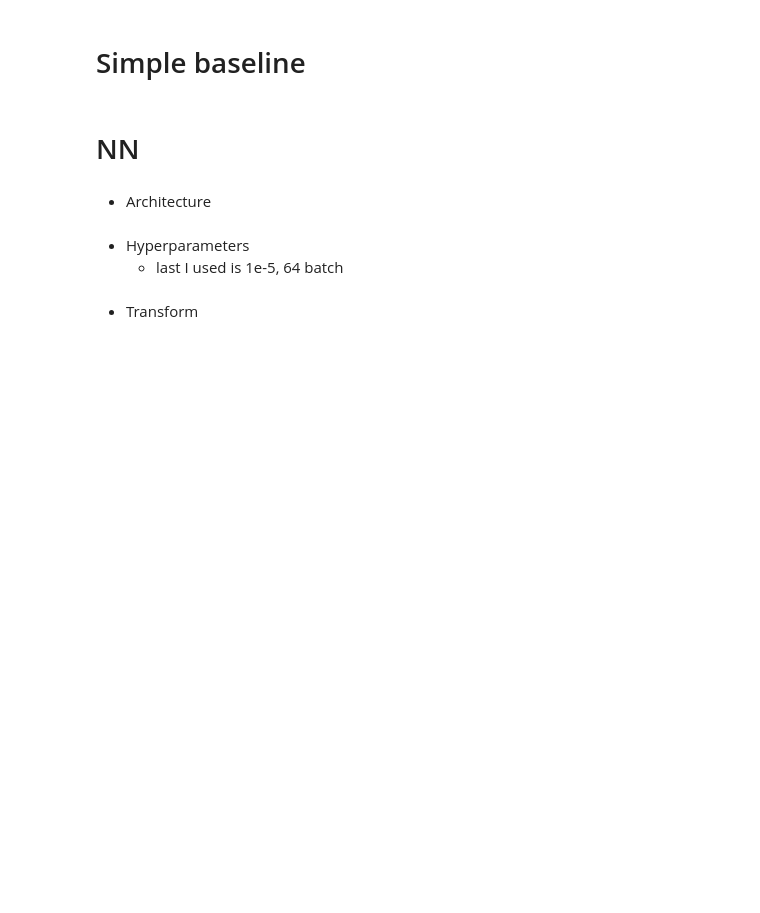
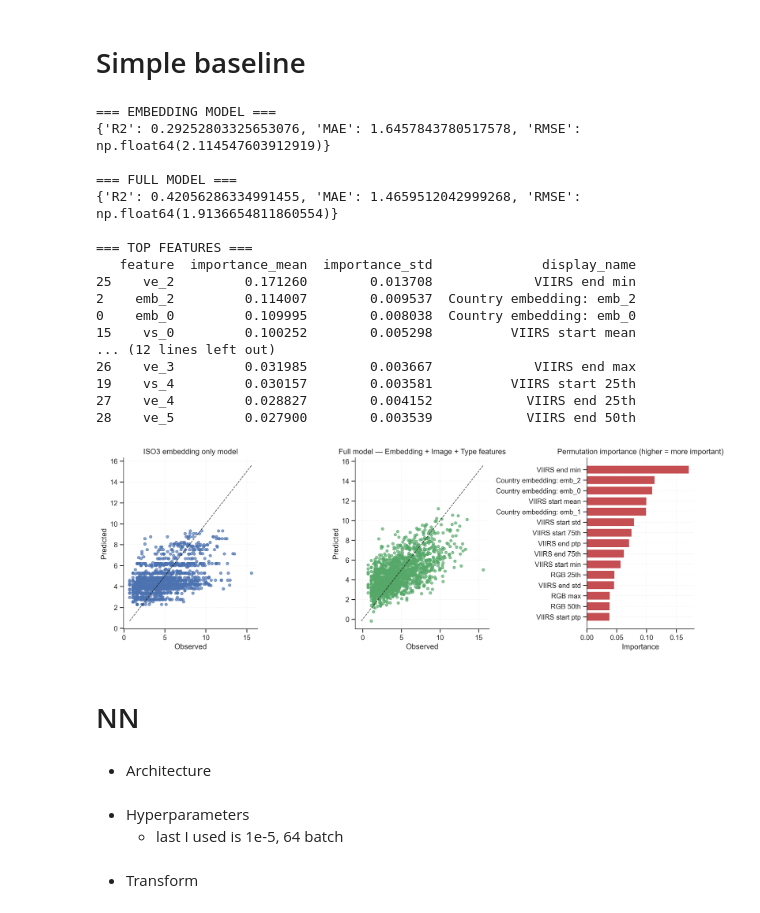
Before and after one commit to iamhaingo/migration-estimation, a Jupyter notebook: src/training_model_regression.ipynb, the cells around one changed output. Drawn from its saved outputs; the diff is of its cells as text; code cells hidden in the pictures; blank space fills up the shorter version.

```diff
--- a/src/training_model_regression.ipynb
+++ b/src/training_model_regression.ipynb
@@ -317,22 +332,57 @@ def evaluate(y_true_log, y_pred_log):
     }
 
 
+def human_readable_feature_names(feature_names):
+    stat_map = {
+        0: "mean",
+        1: "std",
+        2: "min",
+        3: "max",
+        4: "25th",
+        5: "50th",
+        6: "75th",
+        7: "ptp",
+    }
+
+    def _readable(f):
+        if isinstance(f, int):
+            return f"Embedding_{f}"
+        if f.startswith("type_"):
+            return f"Type: {f[len('type_'):]}"
+
+        # image feature prefixes used in build_image_features
+        for prefix, label in [("vs", "VIIRS start"), ("ve", "VIIRS end"), ("rgb", "RGB")]:
+            if f.startswith(prefix + "_"):
+                try:
+                    idx = int(f.split("_")[1])
+                    return f"{label} {stat_map.get(idx, idx)}"
+                except Exception:
+                    return f"{label} {f.split('_',1)[1]}"
+
+        # fallback: assume embedding or generic feature
+        return f"Country embedding: {f}"
+
+    return [ _readable(f) for f in feature_names ]
+
+
 def permutation_importance_df(model, X_test, y_test_log, feature_names):
-
     result = permutation_importance(
         model,
         X_test,
         y_test_log,
         n_repeats=15,
         random_state=RANDOM_STATE,
-        scoring="r2"
+        scoring="r2",
     )
 
     df = pd.DataFrame({
         "feature": feature_names,
         "importance_mean": result.importances_mean,
-        "importance_std": result.importances_std
+        "importance_std": result.importances_std,
     })
+
+    # add human readable labels for plotting
+    df["display_name"] = human_readable_feature_names(df["feature"].tolist())
 
     return df.sort_values("importance_mean", ascending=False)
 
@@ -408,7 +458,7 @@ def plot_results(results, perm_importance, top_n=15):
             max(y_true.max(), y_embed.max())]
     ax0.plot(lims, lims, "--", color="black", linewidth=1, alpha=0.7)
 
-    ax0.set_title("Embedding model")
+    ax0.set_title("ISO3 embedding only model")
     ax0.set_xlabel("Observed")
     ax0.set_ylabel("Predicted")
     style(ax0)
@@ -421,7 +471,7 @@ def plot_results(results, perm_importance, top_n=15):
             max(y_true.max(), y_full.max())]
     ax1.plot(lims, lims, "--", color="black", linewidth=1, alpha=0.7)
 
-    ax1.set_title("Full model")
+    ax1.set_title("Full model — Embedding + Image + Type features")
     ax1.set_xlabel("Observed")
     ax1.set_ylabel("Predicted")
     style(ax1)
@@ -431,7 +481,9 @@ def plot_results(results, perm_importance, top_n=15):
 
     top = perm_importance.head(top_n).iloc[::-1]
 
-    ax2.barh(top["feature"], top["importance_mean"], color="#C44E52")
+    # use human readable display names when available
+    label_col = "display_name" if "display_name" in perm_importance.columns else "feature"
+    ax2.barh(top[label_col], top["importance_mean"], color="#C44E52")
 
     ax2.set_title("Permutation importance")
     ax2.set_xlabel("Importance")
@@ -450,33 +502,52 @@ def run_pipeline(df, iso3_embeddings):
         df, iso3_embeddings
     )
 
     results = train_models(X_embed, X_full, y)
 
     print("\n=== EMBEDDING MODEL ===")
     print(results["metrics_embed"])
 
     print("\n=== FULL MODEL ===")
     print(results["metrics_full"])
 
     perm_importance = permutation_importance_df(
         results["full_model"],
         results["X_test_full"],
         results["y_test"],
         full_cols
     )
 
     print("\n=== TOP FEATURES ===")
     print(perm_importance.head(20))
 
     plot_results(results, perm_importance)
 
     return results, perm_importance
 
 
 # =========================================================
 # RUN
 # =========================================================
 results, perm_importance = run_pipeline(df, iso3_embeddings)
+# %% [output]
+=== EMBEDDING MODEL ===
+{'R2': 0.29252803325653076, 'MAE': 1.6457843780517578, 'RMSE': np.float64(2.114547603912919)}
+
+=== FULL MODEL ===
+{'R2': 0.42056286334991455, 'MAE': 1.4659512042999268, 'RMSE': np.float64(1.9136654811860554)}
+
+=== TOP FEATURES ===
+   feature  importance_mean  importance_std              display_name
+25    ve_2         0.171260        0.013708             VIIRS end min
+2    emb_2         0.114007        0.009537  Country embedding: emb_2
+0    emb_0         0.109995        0.008038  Country embedding: emb_0
+15    vs_0         0.100252        0.005298          VIIRS start mean
+... (12 lines left out)
+26    ve_3         0.031985        0.003667             VIIRS end max
+19    vs_4         0.030157        0.003581          VIIRS start 25th
+27    ve_4         0.028827        0.004152            VIIRS end 25th
+28    ve_5         0.027900        0.003539            VIIRS end 50th
+[figure, added]
 # %% [markdown]
 # NN
 # %% [markdown]
```
Also changed, not shown: parts of 5 cells of this notebook.
